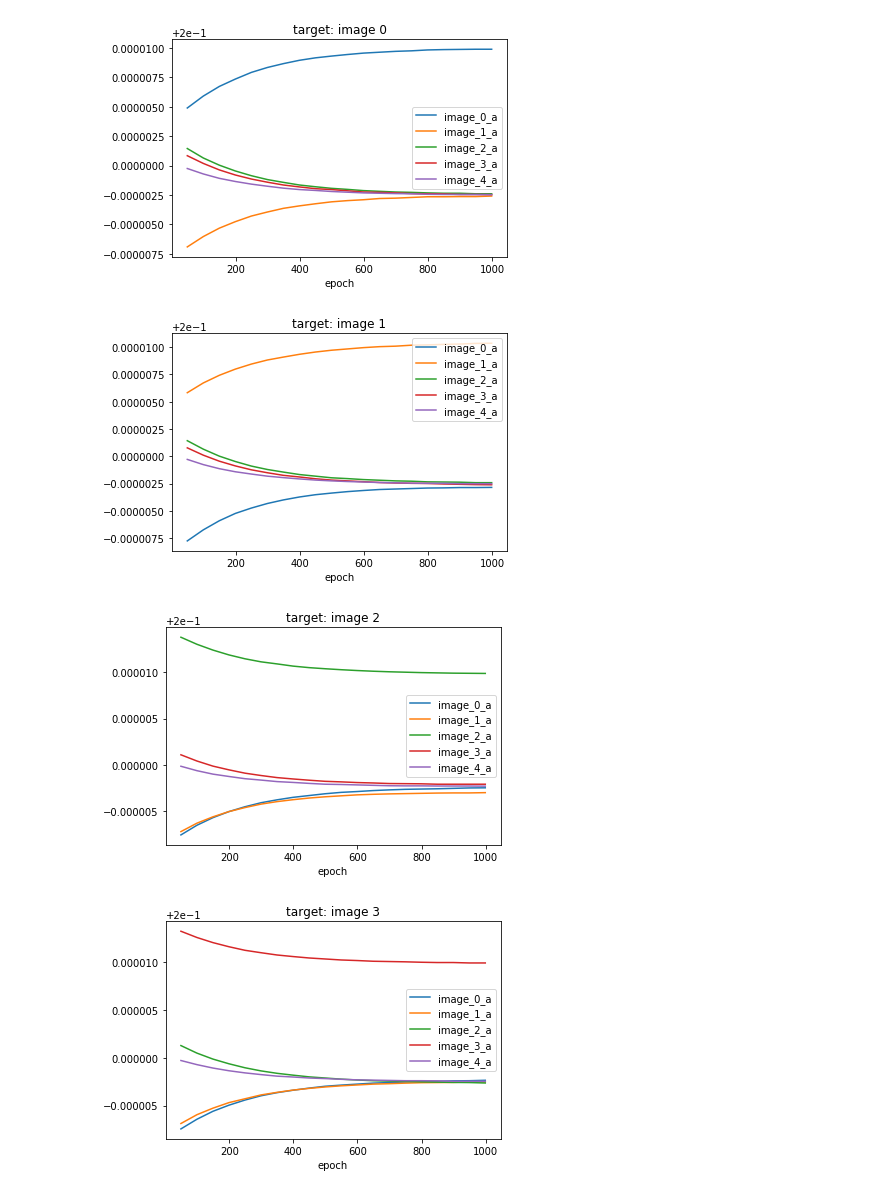
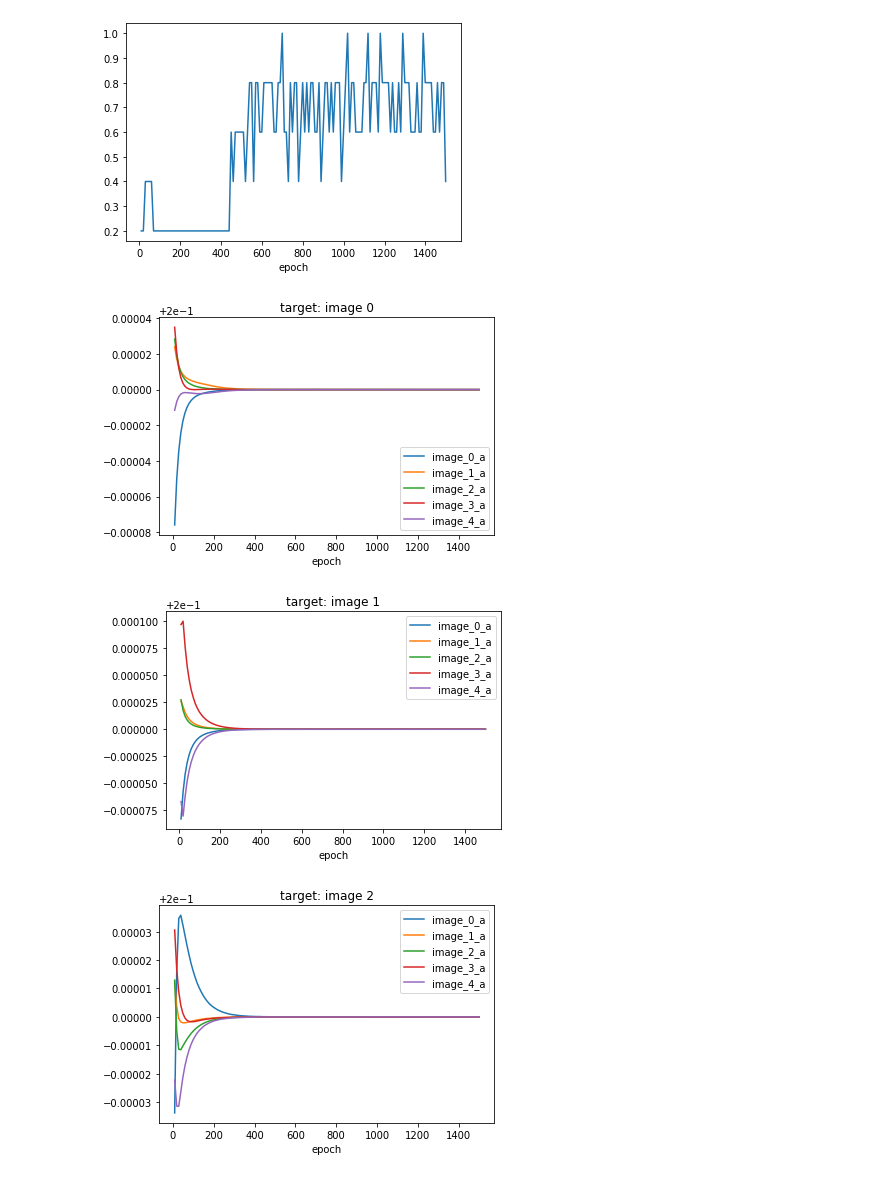
Before and after one commit to timhwang21/predictive_coding, a Jupyter notebook: classification.ipynb, the cells around one changed output. Saved outputs shown, nothing was run; the diff lists cells and outputs as text; code cells hidden in the pictures.

Commit message:
update classification results
*

```diff
--- a/classification.ipynb
+++ b/classification.ipynb
@@ -14,25 +49,15 @@ from model import Model
 # %%
-test_set = Dataset(scale=1.0, shuffle=False, data_dir="./data/images_rao_128x128",
-                   rf1_x=16, rf1_y=16, rf1_offset_x=8, rf1_offset_y=8,
-                   rf1_layout_x=15, rf1_layout_y=15, gauss_mask_sigma=1.0)
+%%capture
 
-iter_n = 10
-epoch_n = 1000
+for i in range(epoch_n):
+    # images are shuffled for each training epoch
+    train_set = Dataset(scale=1.0, shuffle=True, data_dir=in_dir,
+                        rf1_x=16, rf1_y=16, rf1_offset_x=8, rf1_offset_y=8,
+                        rf1_layout_x=15, rf1_layout_y=15, gauss_mask_sigma=1.0)
+    model.train(train_set)
 
-zero_pad_len = len(str(epoch_n))
-
-model = Model(iteration=iter_n, dataset=test_set)
+    if i == 0 or i % 10 == 9:
+        model.save(os.path.join(out_dir, "epoch_{:0>{}d}".format(i, zero_pad_len)))
-# %%
-%%capture
-
-for i in range(epoch_n):
-    # images are shuffled for each training epoch
-    train_set = Dataset(scale=1.0, shuffle=True, data_dir="./data/images_rao_128x128",
-                        rf1_x=16, rf1_y=16, rf1_offset_x=8, rf1_offset_y=8,
-                        rf1_layout_x=15, rf1_layout_y=15, gauss_mask_sigma=1.0)
-    model.train(train_set)
-
-    model.save("classification_results/epoch_{:0>{}d}".format(i, zero_pad_len))
 # %%
 %%capture
 
@@ -41,8 +66,8 @@ for i in range(epoch_n):
 results = {"epoch": [], "target_v": [], "response_v": [], "target_i": [], "response_i": [], "accuracy": []}
 
 for i in range(epoch_n):
-    if i % 50 == 49:
-        model.load("classification_results/epoch_{:0>{}d}".format(i, zero_pad_len))
+    if i % 10 == 9:
+        model.load(os.path.join(out_dir, "epoch_{:0>{}d}".format(i, zero_pad_len)))
 
         for j in range(len(test_set.rf2_patches)):
             inputs = test_set.get_rf1_patches(j)
@@ -50,7 +75,12 @@ for i in range(epoch_n):
             r1, r2, r3, e1, e2, e3 = model.apply_input(inputs, label, training=False)
 
             target_i = np.argmax(label)
-            response_i = np.argmax(r3)
+
+            if sum(r3 == r3.max()) != 1:
+                response_i = None
+            else:
+                response_i = np.argmax(r3)
+
             if target_i == response_i:
                 accuracy = 1
             else:
@@ -64,25 +94,26 @@ for i in range(epoch_n):
             results["accuracy"].append(accuracy)
 # %%
 results_df = pd.DataFrame.from_dict(results)
+
+results_df.groupby('epoch')['accuracy'].mean().plot();
 
 pd.set_option('precision', 10)
 vector_len = len(test_set.labels)
 
 # extract activation of each node (corresponding to an image identity)
 for i in range(vector_len):
     results_df['image_{}_a'.format(i)] = results_df.response_v.map(lambda x: x[i])
 
 for i in range(vector_len):
     # select a specific target
-    select = results_df.target_i == i
-    results_df_select = results_df[select]
+    results_df_select = results_df[(results_df.target_i == i)]
 
     # plot
     results_df_select = results_df_select.filter(regex='epoch|image')
     results_df_select.plot(x='epoch',
                            title='target: image {}'.format(i));
 # %% [output]
-[figure, old version]
+[figure, new version]
-[figure, old version]
+[figure, new version]
-[figure, old version]
+[figure, new version]
-[figure, old version]
+[figure, new version]
```
Also changed, not shown: parts of 5 cells of this notebook.
